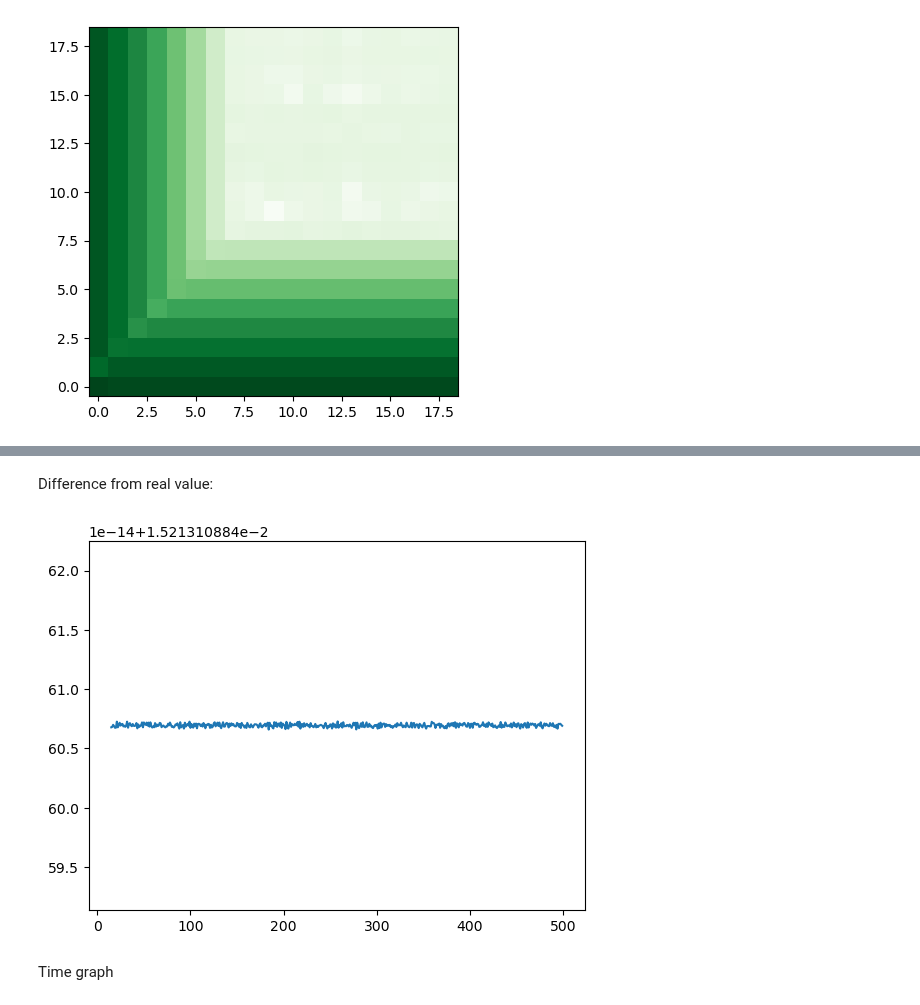
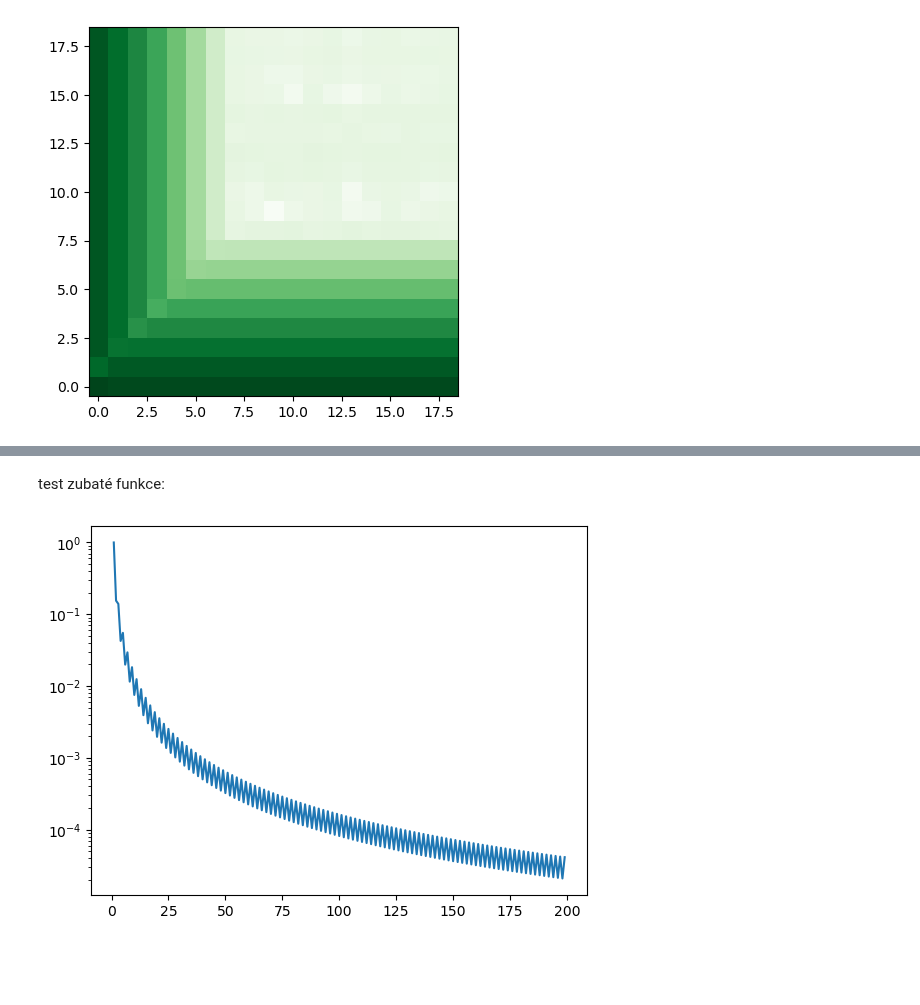
Before and after one commit to SED0280/BakalarkaCode, a Jupyter notebook: Gausova Kvadratura.ipynb, the cells around one changed output, grey strips where cells are left out. Cells and saved outputs as stored; diff of their text form; code cells hidden in the pictures; blank space fills up the shorter version.

```diff
--- a/Gausova Kvadratura.ipynb
+++ b/Gausova Kvadratura.ipynb
@@ -582,16 +239,0 @@ plt.show()
-# %%
-x = np.linspace(-1, 1, 500)
-
-
-def C(x1,x2,y1,y2):
-    dist_sq = (x1 - x2)**2 + (y1 - y2)**2
-    return np.exp(-np.sqrt(dist_sq))
-eigenfunctions = kl.get_eigenfuntions(x, C, 30, 80)
-fig, axs = plt.subplots(2, 3, figsize=(12, 8))
-
-for i in range(6):
-    if(i<3):
-        axs[0,i].pcolormesh(x, x, eigenfunctions[-i-1])
-    else:
-        axs[1,i-3].pcolormesh(x, x, eigenfunctions[-i-1])
-plt.show()
@@ -600,12 +239,0 @@ plt.show()
-# %%
-n = eigenfunctions.shape[0]
-
-plt.figure(figsize=(10, 5))
-
-fig, axs = plt.subplots(1, 5, figsize=(25, 5))
-for i in range(5):
-    realisation = kl.sample_normal(eigenfunctions)
-
-    axs[i].pcolormesh(x, x, realisation)
-
-plt.show()
@@ -724,9 +240,16 @@ plt.show()
-# %% [markdown]
-Difference from real value:
-# %%
-plt.plot(node_range,difference)
-plt.show()
-# %% [output]
-[figure, removed]
-# %% [markdown]
-Time graph
+# %% [markdown]
+test zubaté funkce:
+# %%
+matrix_size=200
+f = lambda x: np.abs(x)
+fI = 1
+res = []
+n_counts = range(1, matrix_size)
+for i in n_counts:
+    res.append(abs(kl.integ.quadrature(f, i) - fI))
+plt.plot(n_counts,res)
+# asdf = 300
+# plt.plot(range(asdf+1, matrix_size),res[asdf:])
+plt.yscale('log')
+# %% [output]
+[figure, added]
```
Also changed, not shown: parts of 50 cells of this notebook, 1 other file.
